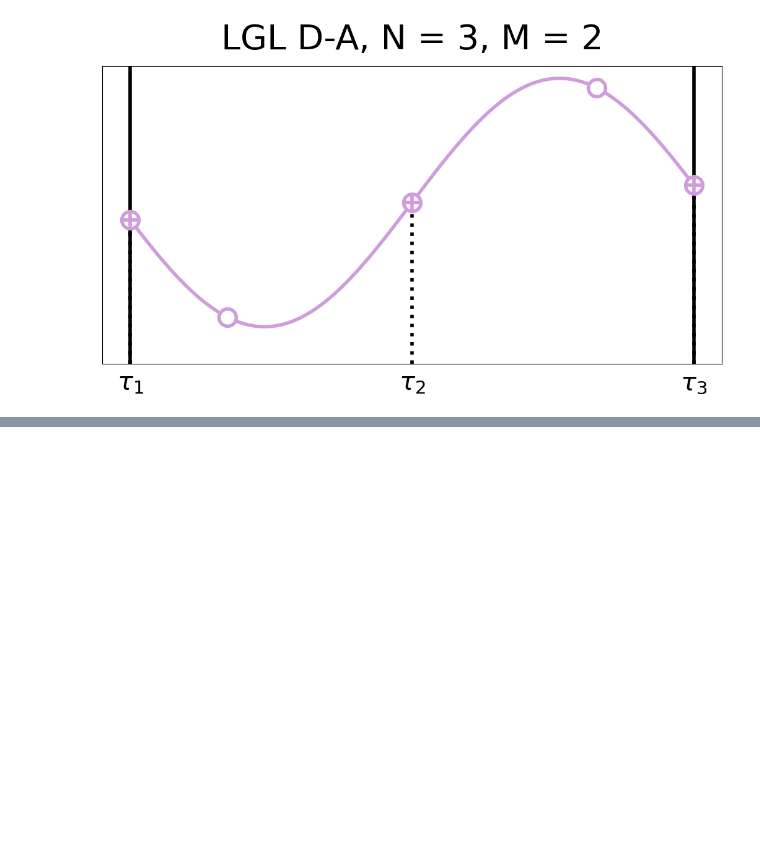
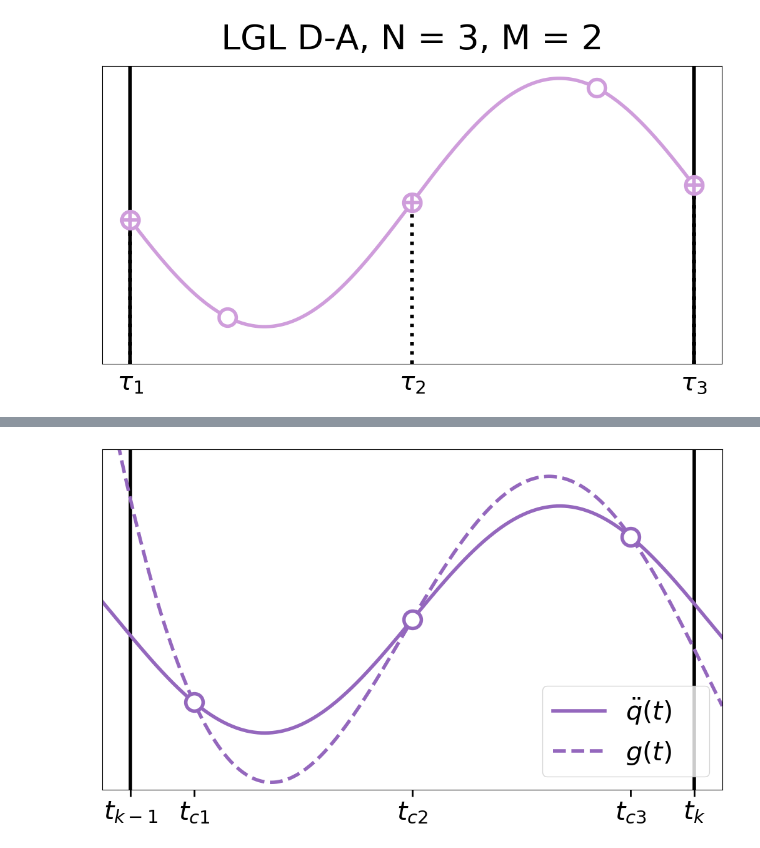
Before and after one commit to AunSiro/Cosejas_IRI, a Jupyter notebook: Casadi/sinthetic data for graphs.ipynb, the cells around one changed output, grey strips where cells are left out. Saved outputs shown, nothing was run; the diff lists cells and outputs as text; code cells hidden in the pictures; blank space fills up the shorter version.

```diff
--- a/Casadi/sinthetic data for graphs.ipynb
+++ b/Casadi/sinthetic data for graphs.ipynb
@@ -1319,0 +1356,11 @@ if save:
+# %%
+def f_ej(t):
+    p1 = poly_lg(t)
+    p2 = poly_lg(t) * t
+    s1 = np.sin(t*3)
+    return -2 * p1 + p2 + s1
+# %%
+x_lims = (-1.1, 1.1)
+
+t_arr = np.linspace(*x_lims,500)
+y_arr = np.sin(t_arr*3)
@@ -1319,0 +1369,83 @@ if save:
+# %%
+f_arr = f_ej(t_arr)
+# %%
+linewidth = 4
+marker_size = 20
+titlesize = 40
+plt.rcParams['axes.titlepad'] = 20
+save = True
+save_format = 'pdf'
+# %%
+scheme = 'LG'
+
+plt.figure(figsize=oct_fig_size)
+#plt.title(sch_to_lab(scheme), fontsize=titlesize)
+plt.tight_layout(pad=0.0)
+y_lims = (-1.5, 1.5)
+
+plt.vlines([-1,1], 2 * [y_lims[0]], 2*[y_lims[1]],
+          lw = linewidth,
+          color = 'k')
+#plt.vlines(lg_col, -1.3*np.ones_like(lg_col), lg_col_y,
+#          lw = linewidth,
+#          color = 'k',
+#          ls = ':')
+
+plt.plot(t_arr, y_arr,
+         c = sch_to_color(scheme),
+         lw = linewidth,
+         label = '$\ddot{q}(t)$    '
+        )
+
+plt.plot(t_arr, f_arr,
+         c = sch_to_color(scheme),
+         lw = linewidth,
+         ls = '--',
+         label = '$g(t)$'
+        )
+
+plt.plot(lg_col, lg_col_y,'o' ,
+         mec = sch_to_color(scheme),
+         ms = marker_size,
+         mfc = 'w',
+         mew = linewidth
+        )
+
+#plt.plot(lg_col, lg_col_y,'+' ,
+#         mec = sch_to_color(scheme),
+#         ms = marker_size*1,
+#         mew = linewidth*1,
+#         mfc = sch_to_color(scheme),
+#        )
+plt.ylim(y_lims)
+plt.xlim(x_lims)
+plt.tick_params(
+    axis='both',          # changes apply to the x-axis
+    which='both',      # both major and minor ticks are affected
+    bottom=True,      # ticks along the bottom edge are off
+    top=False,         # ticks along the top edge are off
+    left = False,
+    labelleft = False,
+    labelbottom=True,
+    width = linewidth/2,
+    length = linewidth * 2,
+)
+
+x_ticks = np.array(node_points(N_col+1, 'LG')+[1], dtype = float)
+x_labels = ['$t_{k-1}$'] + [r'$t_{c'+str(ii+1)+'}$' for ii in range(N_col)] + ['$t_{k}$']
+plt.xticks(x_ticks, x_labels, fontsize = 30)
+
+plt.legend(fontsize = 30)
+
+plt.tight_layout(pad=0.0)
+if save:
+        save_fig(
+            problem_name = problem_name,
+            graph_name = 'ph_err_1',
+            schemes_printed = [scheme],
+            save_format = save_format,
+            N = N_col,
+            q_counter = None,
+        )
+# %% [output]
+[figure, added]
```
Also changed, not shown: parts of 10 cells of this notebook.
